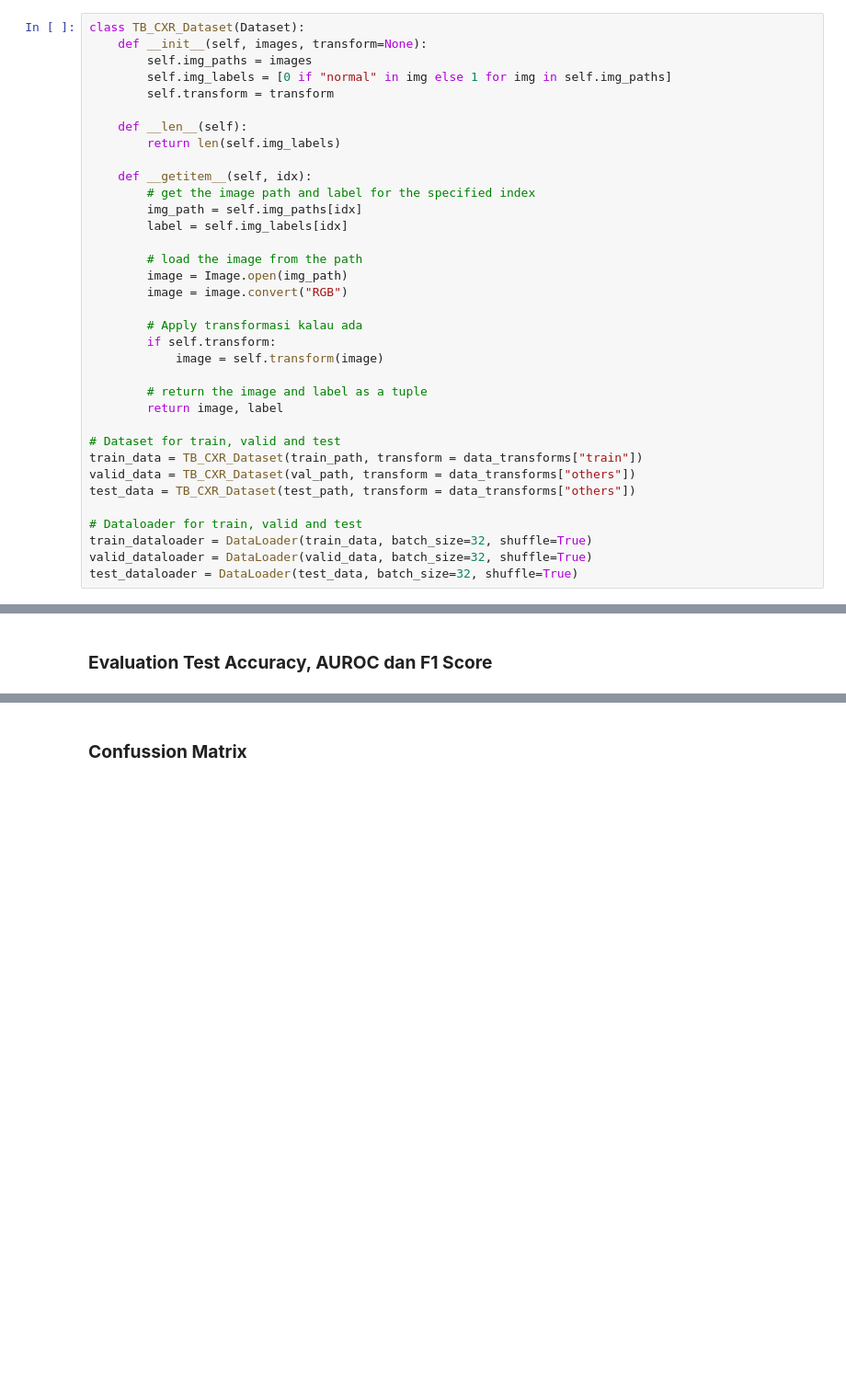
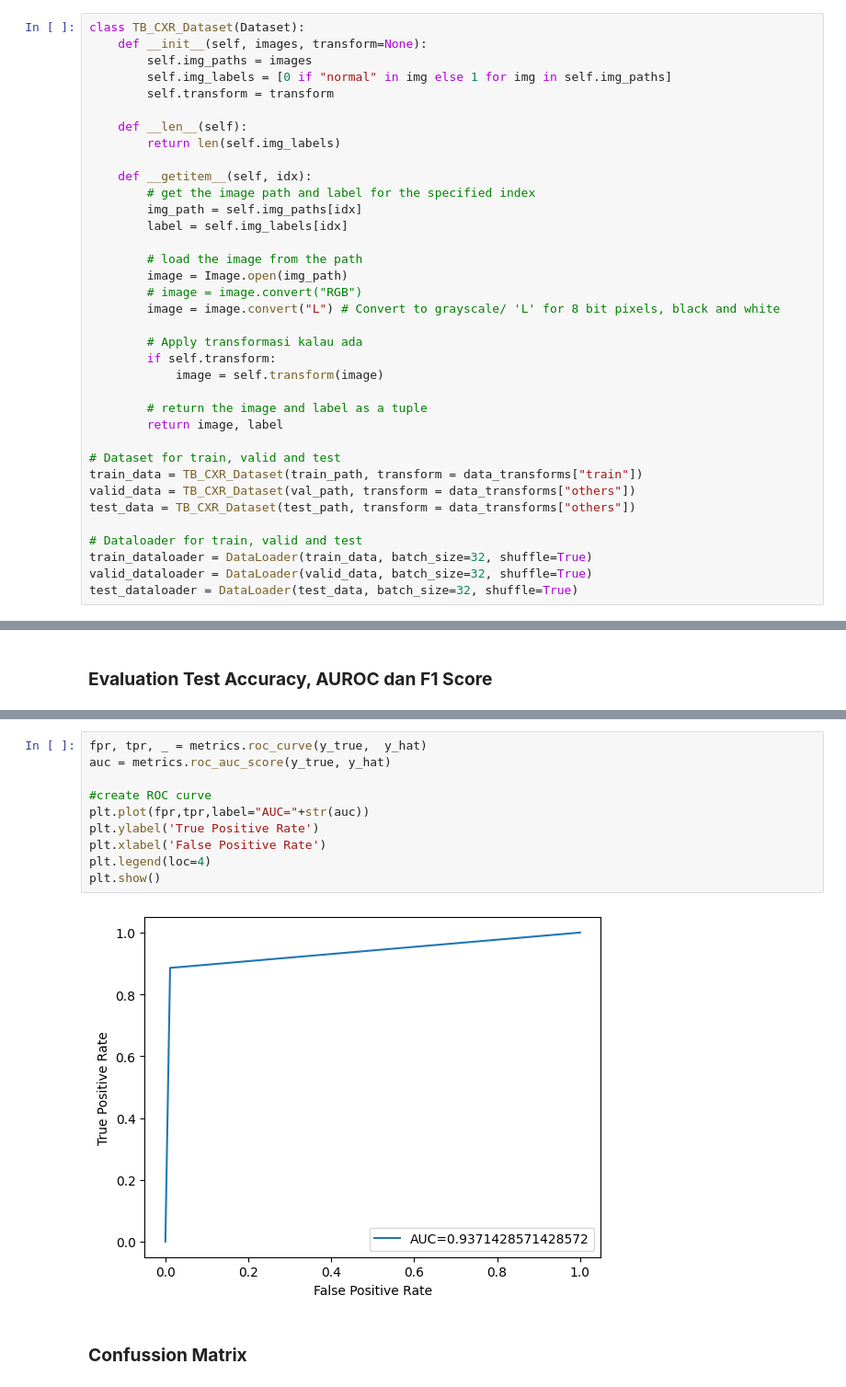
Before and after one commit to covryzne/tbc-detection-skripsi, a Jupyter notebook: tbc_detection_skripsi_netebook.ipynb, the cells around one changed output, grey strips where cells are left out. Shown at 92% size. Drawn from its saved outputs; the diff is of its cells as text; blank space fills up the shorter version.

```diff
--- a/tbc_detection_skripsi_netebook.ipynb
+++ b/tbc_detection_skripsi_netebook.ipynb
@@ -446,7 +432,8 @@ class TB_CXR_Dataset(Dataset):
 
         # load the image from the path
         image = Image.open(img_path)
-        image = image.convert("RGB")
+        # image = image.convert("RGB")
+        image = image.convert("L") # Convert to grayscale/ 'L' for 8 bit pixels, black and white
 
         # Apply transformasi kalau ada
         if self.transform:
@@ -834,3 +811,15 @@ Test F1:  tensor(0.8627)
+# %%
+fpr, tpr, _ = metrics.roc_curve(y_true,  y_hat)
+auc = metrics.roc_auc_score(y_true, y_hat)
+
+#create ROC curve
+plt.plot(fpr,tpr,label="AUC="+str(auc))
+plt.ylabel('True Positive Rate')
+plt.xlabel('False Positive Rate')
+plt.legend(loc=4)
+plt.show()
+# %% [output]
+[figure, added]
 # %% [markdown]
 ### **Confussion Matrix**
 # %%
```
Also changed, not shown: parts of 33 cells of this notebook, 3 other files.
